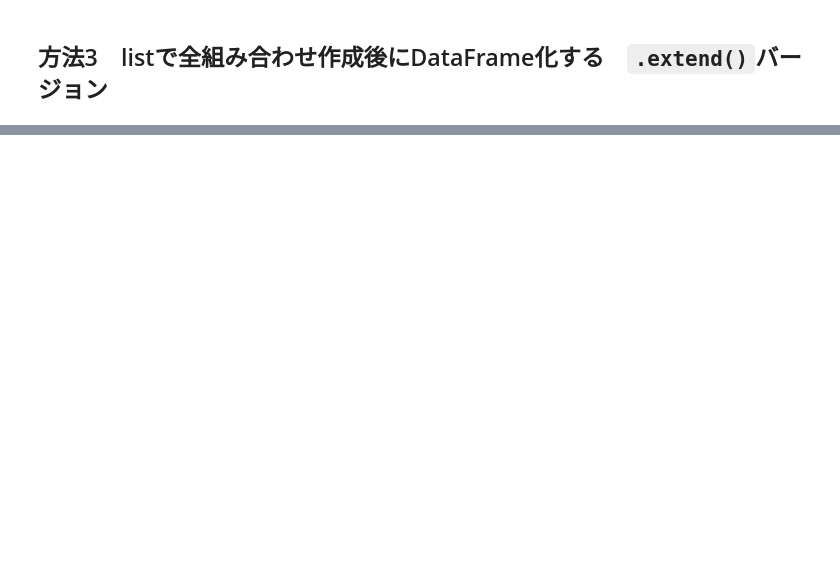
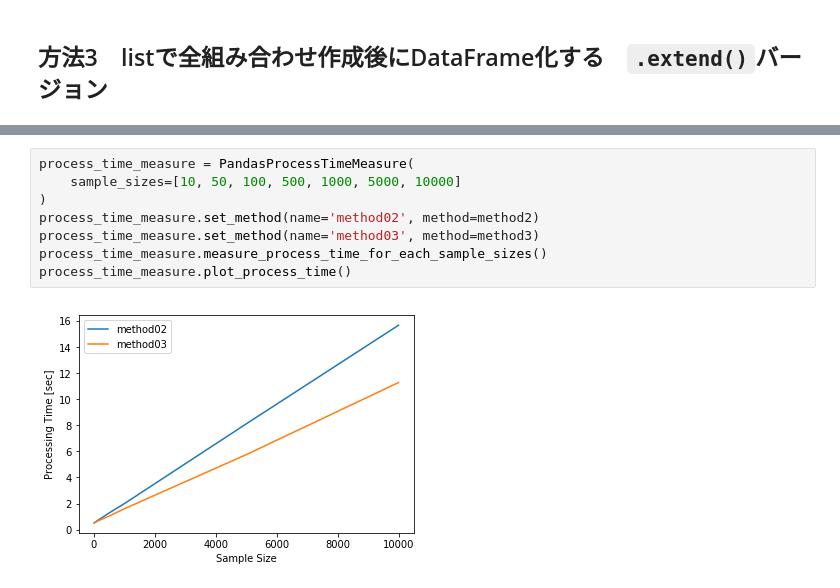
Before and after one commit to Katsuya-Ishiyama/pandas_tips, a Jupyter notebook: pandas_tips_02.ipynb, the cells around one changed output, grey strips where cells are left out. Drawn from its saved outputs; the diff is of its cells as text; blank space fills up the shorter version.

```diff
--- a/pandas_tips_02.ipynb
+++ b/pandas_tips_02.ipynb
@@ -153,0 +172,10 @@ KeyboardInterrupt:
+# %%
+process_time_measure = PandasProcessTimeMeasure(
+    sample_sizes=[10, 50, 100, 500, 1000, 5000, 10000]
+)
+process_time_measure.set_method(name='method02', method=method2)
+process_time_measure.set_method(name='method03', method=method3)
+process_time_measure.measure_process_time_for_each_sample_sizes()
+process_time_measure.plot_process_time()
+# %% [output]
+[figure, added]
```
Also changed, not shown: parts of 9 cells of this notebook.
